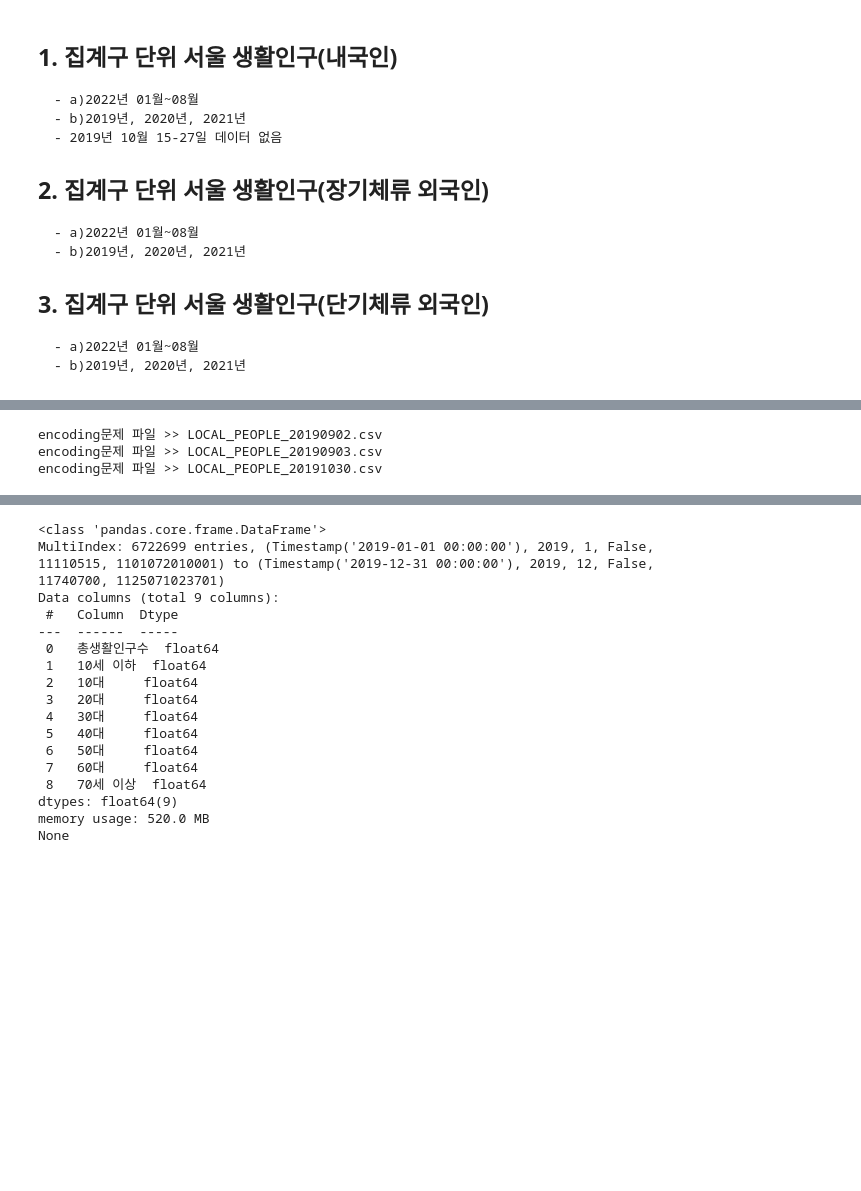
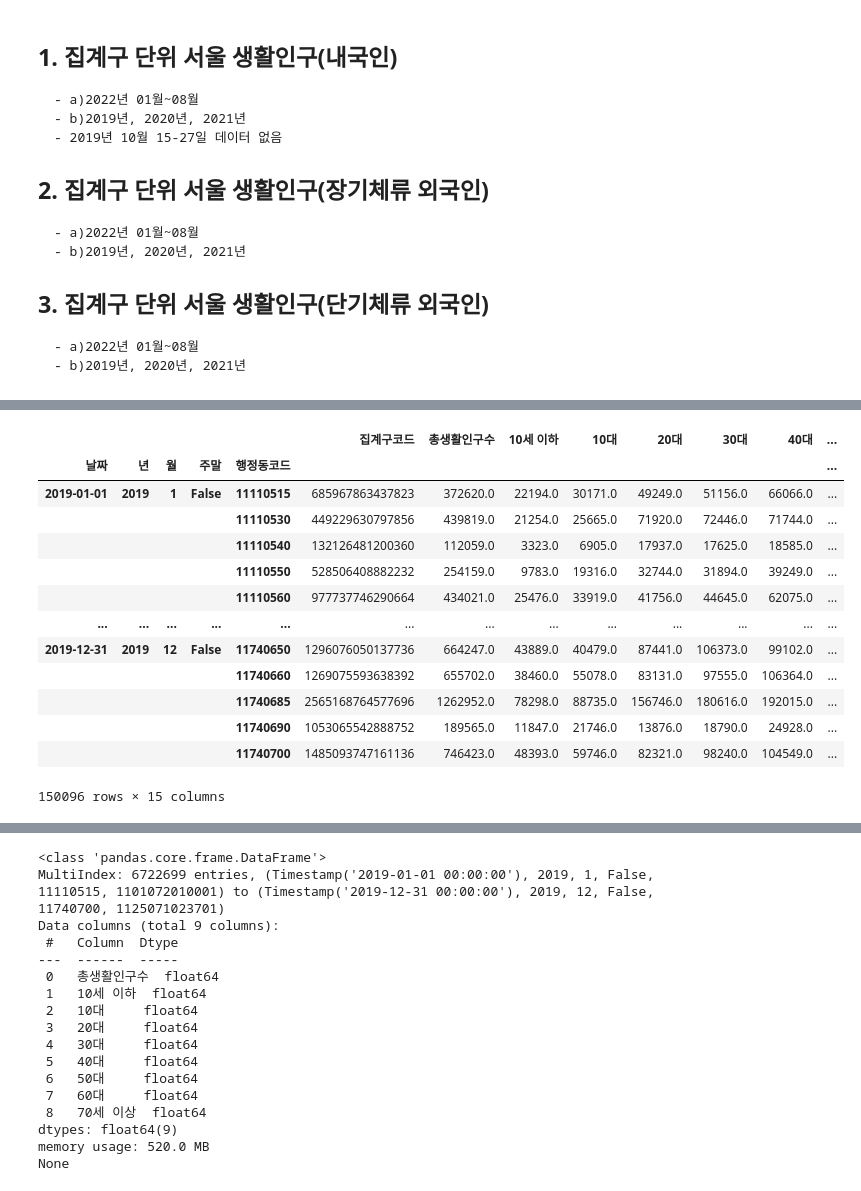
Before and after one commit to syshin0116/Dacon, a Jupyter notebook: code/서울시 집계구단위 생활인구.ipynb, the cells around one changed output, grey strips where cells are left out. Drawn from its saved outputs; the diff is of its cells as text; code cells hidden in the pictures; blank space fills up the shorter version.

```diff
--- a/code/서울시 집계구단위 생활인구.ipynb
+++ b/code/서울시 집계구단위 생활인구.ipynb
@@ -104,24 +106,36 @@ temp_foreinger_list >> ['TEMP_FOREIGNER_20220924.csv']
 # %%
 def data_process(file_list, path):
-    df_sum_per_day_list = []
+    df_sum_per_day_집계구_list = []
+    df_sum_per_day_행정동_list = []
     problem_list = []
     pbar = tqdm(file_list)
     for file in pbar:
         pbar.set_description(file) # pbar description에 작업중인 파일명 업데이트
         try:df_temp = pd.read_csv(path + file, encoding="utf-8", na_values="*")
-        except:
+        except UnicodeDecodeError:df_temp = pd.read_csv(path + file, encoding="euc-kr", na_values="*")
+        except Exception as e:
             # df_temp = pd.read_csv(path + file, encoding="euc-kr", na_values="*")
-            print("encoding문제 파일 >>", file)
+            print(file, ">>", e)
             problem_list.append(file)
             continue
         df_temp.rename(columns={'?"기준일ID"' : '기준일ID'})
         #결측값 0으로 대체
         df_temp.fillna(0, inplace=True)
-        df_temp = create_dates(df_temp)
-        df_sum_per_day = combine_ages(df_temp)
-        df_sum_per_day_list.append(df_sum_per_day)
-    df_concat = pd.concat(df_sum_per_day_list)
-    return df_concat
+        try:
+            df_temp = create_dates(df_temp)
+        except Exception as e:
+            print(e)
+
+        # 연령별로 컬럼 정리
+        df_sum_per_day_집계구, df_sum_per_day_행정동 = combine_ages(df_temp)
+        df_sum_per_day_집계구_list.append(df_sum_per_day_집계구)
+        df_sum_per_day_행정동_list.append(df_sum_per_day_행정동)
+
+    # 데이터 합치기
+    df_concat_집계구 = pd.concat(df_sum_per_day_집계구_list)
+    df_concat_행정동 = pd.concat(df_sum_per_day_행정동_list)
+
+    return df_concat_집계구, df_concat_행정동
 # %%
 # 기준일ID 컬럼을 date형식으로 변환
 # 년, 월 컬럼 생성
@@ -168,0 +180,3 @@ def combine_ages(df_temp):
+# %%
+#2019년
+local_people_2019_df_집계구, local_people_2019_df_행정동 = data_process(local_people_2019_list, "./data/집계구 단위 서울 생활인구/local_people/2019/")
@@ -169,6 +186,3 @@ def combine_ages(df_temp):
 # %%
-local_people_2019_df = data_process(local_people_2019_list, "./data/집계동 단위 서울 생활인구/local_people/2019/")
+#2021년
+local_people_2021_df_집계구, local_people_2021_df_행정동 = data_process(local_people_2021_list, "./data/집계구 단위 서울 생활인구/local_people/2021/")
-# %% [output]
-encoding문제 파일 >> LOCAL_PEOPLE_20190902.csv
-encoding문제 파일 >> LOCAL_PEOPLE_20190903.csv
-encoding문제 파일 >> LOCAL_PEOPLE_20191030.csv
@@ -176,0 +191,17 @@ def monthly_average
+# %%
+local_people_2019_df_행정동
+# %% [output]
+|  |  |  |  |  | 집계구코드 | 총생활인구수 | 10세 이하 | 10대 | 20대 | 30대 | 40대 | ... |
+| 날짜 | 년 | 월 | 주말 | 행정동코드 |  |  |  |  |  |  |  | ... |
+| 2019-01-01 | 2019 | 1 | False | 11110515 | 685967863437823 | 372620.0 | 22194.0 | 30171.0 | 49249.0 | 51156.0 | 66066.0 | ... |
+|  |  |  |  | 11110530 | 449229630797856 | 439819.0 | 21254.0 | 25665.0 | 71920.0 | 72446.0 | 71744.0 | ... |
+|  |  |  |  | 11110540 | 132126481200360 | 112059.0 | 3323.0 | 6905.0 | 17937.0 | 17625.0 | 18585.0 | ... |
+|  |  |  |  | 11110550 | 528506408882232 | 254159.0 | 9783.0 | 19316.0 | 32744.0 | 31894.0 | 39249.0 | ... |
+|  |  |  |  | 11110560 | 977737746290664 | 434021.0 | 25476.0 | 33919.0 | 41756.0 | 44645.0 | 62075.0 | ... |
+| ... | ... | ... | ... | ... | ... | ... | ... | ... | ... | ... | ... | ... |
+| 2019-12-31 | 2019 | 12 | False | 11740650 | 1296076050137736 | 664247.0 | 43889.0 | 40479.0 | 87441.0 | 106373.0 | 99102.0 | ... |
+|  |  |  |  | 11740660 | 1269075593638392 | 655702.0 | 38460.0 | 55078.0 | 83131.0 | 97555.0 | 106364.0 | ... |
+|  |  |  |  | 11740685 | 2565168764577696 | 1262952.0 | 78298.0 | 88735.0 | 156746.0 | 180616.0 | 192015.0 | ... |
+|  |  |  |  | 11740690 | 1053065542888752 | 189565.0 | 11847.0 | 21746.0 | 13876.0 | 18790.0 | 24928.0 | ... |
+|  |  |  |  | 11740700 | 1485093747161136 | 746423.0 | 48393.0 | 59746.0 | 82321.0 | 98240.0 | 104549.0 | ... |
+150096 rows × 15 columns
```
Also changed, not shown: parts of 21 cells of this notebook, 2 other files.
